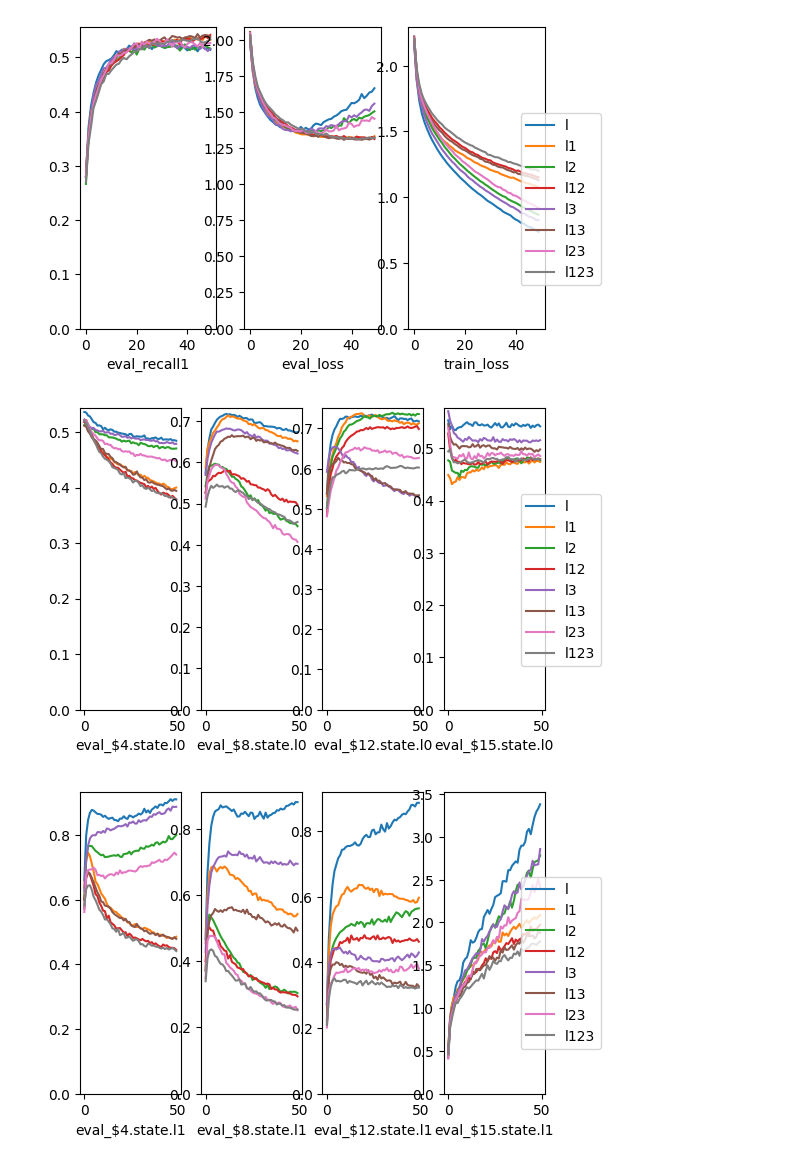
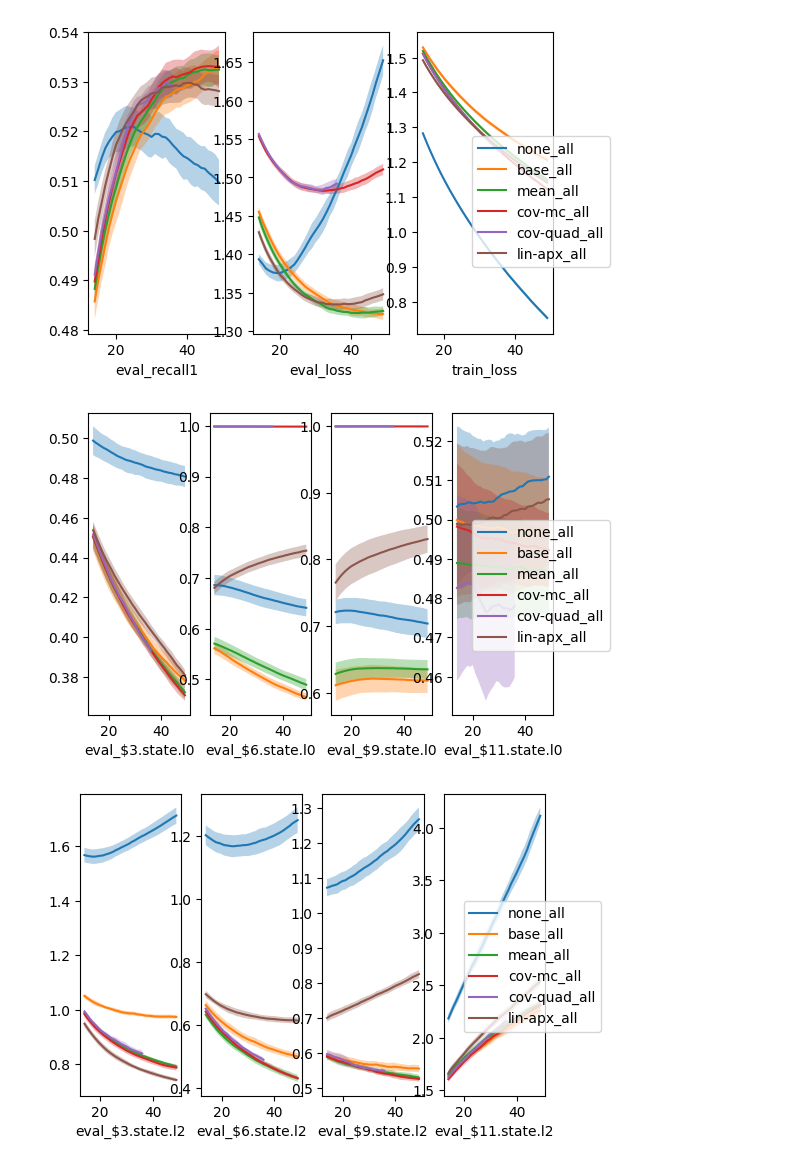
Before and after one commit to yingchenlin/kiln, a Jupyter notebook: dist.ipynb, the cells around one changed output. Drawn from its saved outputs; the diff is of its cells as text; code cells hidden in the pictures.

```diff
--- a/dist.ipynb
+++ b/dist.ipynb
@@ -4,14 +4,3 @@ import numpy as np
 import matplotlib as mpl
 import matplotlib.pyplot as plt
 import torch
-# %%
-import json
-from src.datasets import get_dataset
-from src.modules import get_model
-
-with open("outputs/schemes/base_1/config.json") as f:
-    config = json.load(f)
-dataset = get_dataset(config["dataset"])
-model = get_model(config["model"], dataset.input_shape, dataset.num_classes)
-
-model
@@ -86,31 +85,32 @@ barplot(df, "bias l2", epoch, [f"eval_${i}.bias.l2" for i in (2, 6, 10, 14)])
 # %%
-def rowplots(df, labels, start=0, sharex=True, sharey=False):
+def rowplots(df, labels, start=10, stop=50, sharex=True, sharey=False):
     fig, axes = plt.subplots(
         1, len(labels),
         sharex=sharex, sharey=sharey,
         facecolor="w", dpi=100)
     if len(labels) == 1:
         axes = [axes]
+    df = df[(df.index >= start)&(df.index < stop)]
+    df_mean = df.groupby(["tag", "epoch"], sort=False).mean().reset_index().set_index("epoch").groupby("tag", sort=False)
+    df_std = df.groupby(["tag", "epoch"], sort=False).std().reset_index().set_index("epoch").groupby("tag", sort=False)
     for ax, label in zip(axes, labels):
-        df[df.index >= start].groupby("tag", sort=False)[label].plot(ax=ax)
         ax.set_xlabel(label)
-        ax.set_ylim(ymin=0)
+        for (tag, mean), (_, std) in zip(df_mean[label], df_std[label]):
+            mean = mean.rolling(5).mean()
+            std = std.rolling(5).mean()
+            ax.plot(mean, label=tag)
+            ax.fill_between(mean.index, mean-std, mean+std, alpha=0.33)
     fig.legend(*axes[0].get_legend_handles_labels(), "right")
 
-#group, tags = "schemes", ("none", "base", "mean", "cov", "var", "reg")
-group, tags = "layers", ("l", "l1", "l2", "l12", "l3", "l13", "l23", "l123")
-#group, tags = "mix", ("l123_a", "l123_a0", "l123_a1", "l123_a01", "l123_a2", "l123_a02", "l123_a12", "l123_a012")
-#group, tags = "mix", ("l_a", "l_a0", "l_a1", "l_a01", "l_a2", "l_a02", "l_a12", "l_a012")
-#group, tags = "mix", ("l_a", "l_a012", "l123_a", "l123_a012")
-df = read_df(group, tags)
+df = read_df(group, tags, samples)
 #df = agg_df(df, "012")
 rowplots(df, ["eval_recall1", "eval_loss", "train_loss"])
-rowplots(df, [f"eval_${i}.state.l0" for i in (4, 8, 12, 15)])
-rowplots(df, [f"eval_${i}.state.l1" for i in (4, 8, 12, 15)])
-rowplots(df, [f"eval_${i}.state.l2" for i in (4, 8, 12, 15)])
-rowplots(df, [f"eval_${i}.weight.l2" for i in (2, 6, 10, 14)])
-rowplots(df, [f"eval_${i}.bias.l2" for i in (2, 6, 10, 14)])
+rowplots(df, [f"eval_${i}.state.l0" for i in (3, 6, 9, 11)])
+rowplots(df, [f"eval_${i}.state.l2" for i in (3, 6, 9, 11)])
+rowplots(df, [f"eval_${i}.weight.l2" for i in (1, 4, 7, 10)])
+rowplots(df, [f"eval_${i}.bias.l2" for i in (1, 4, 7, 10)])
+None
 # %% [output]
-[figure, old version]
+[figure, new version]
-[figure, old version]
+[figure, new version]
-[figure, old version]
+[figure, new version]
```
Also changed, not shown: parts of 6 cells of this notebook, 12 other files.
